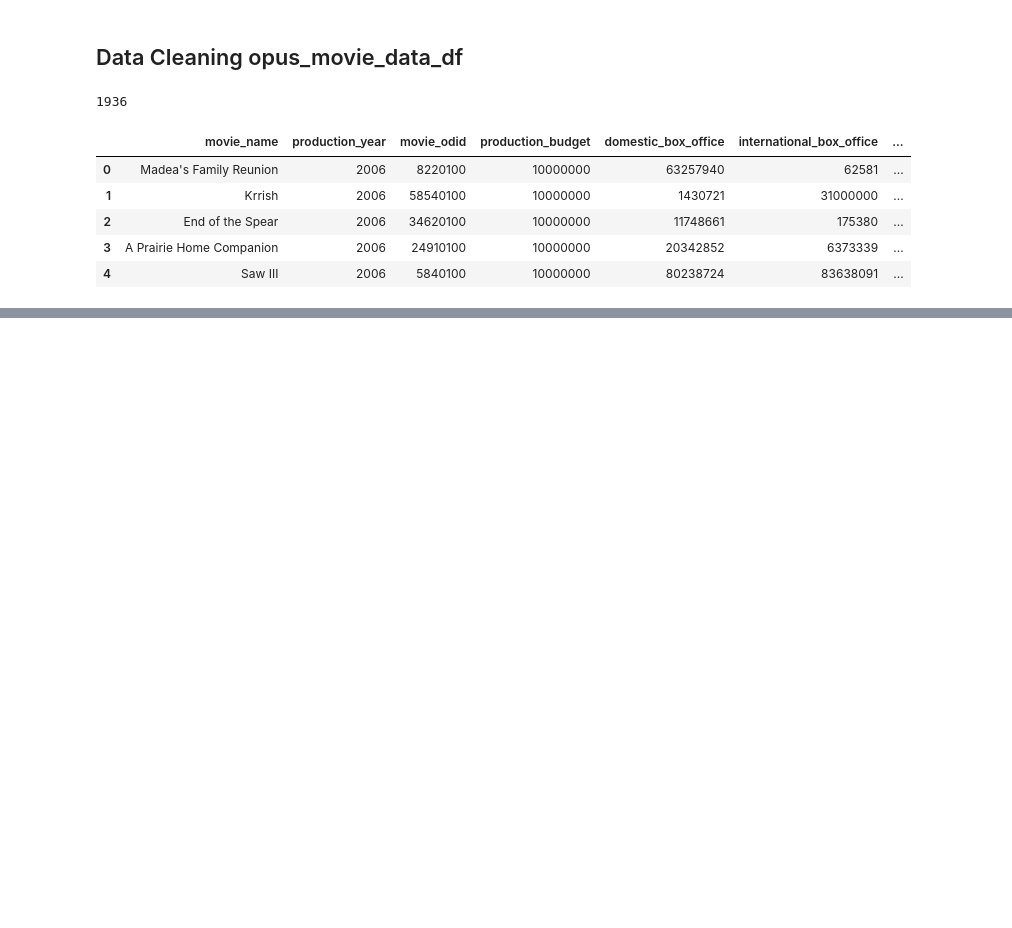
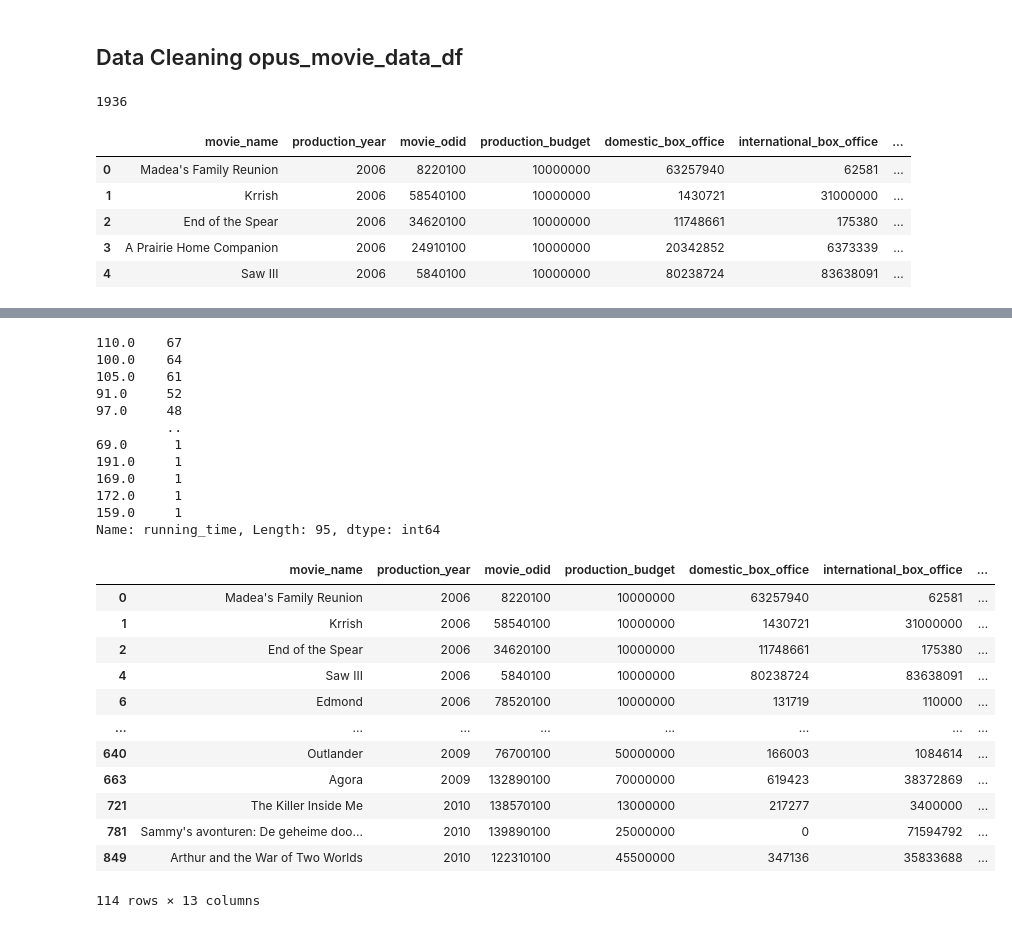
Before and after one commit to melodygr/microsoft_movie_analysis, a Jupyter notebook: Box_Office_Trends.ipynb, the cells around one changed output, grey strips where cells are left out. Drawn from its saved outputs; the diff is of its cells as text; code cells hidden in the pictures; blank space fills up the shorter version.

Commit message:
completed data cleaning

```diff
--- a/Box_Office_Trends.ipynb
+++ b/Box_Office_Trends.ipynb
@@ -42,0 +64,3 @@ Name: production_year, dtype: int64
+# %%
+opus_movie_data_df.rating.fillna('Unknown', inplace=True)
+opus_movie_data_df.info()
@@ -42,0 +86,8 @@ Name: production_year, dtype: int64
+# %%
+# Although I am not planning on using creative_type, source, production method or genre, lets replace those nulls too.
+
+opus_movie_data_df.creative_type.fillna('Unknown', inplace=True)
+opus_movie_data_df.source.fillna('Unknown', inplace=True)
+opus_movie_data_df.production_method.fillna('Unknown', inplace=True)
+opus_movie_data_df.genre.fillna('Unknown', inplace=True)
+opus_movie_data_df.info()
@@ -42,0 +124,3 @@ Name: production_year, dtype: int64
+# %%
+opus_movie_data_df.sequel.fillna(0.0, inplace=True)
+opus_movie_data_df.info()
@@ -42,0 +146,30 @@ Name: production_year, dtype: int64
+# %%
+# 114 records without a running time.  I don't plan to use it so I will leave it rather than put in an arbitrary value.
+print(opus_movie_data_df.running_time.value_counts())
+opus_movie_data_df[opus_movie_data_df.running_time.isna()]
+# %% [output]
+110.0    67
+100.0    64
+105.0    61
+91.0     52
+97.0     48
+         ..
+69.0      1
+191.0     1
+169.0     1
+172.0     1
+159.0     1
+Name: running_time, Length: 95, dtype: int64
+|  | movie_name | production_year | movie_odid | production_budget | domestic_box_office | international_box_office | ... |
+| 0 | Madea's Family Reunion | 2006 | 8220100 | 10000000 | 63257940 | 62581 | ... |
+| 1 | Krrish | 2006 | 58540100 | 10000000 | 1430721 | 31000000 | ... |
+| 2 | End of the Spear | 2006 | 34620100 | 10000000 | 11748661 | 175380 | ... |
+| 4 | Saw III | 2006 | 5840100 | 10000000 | 80238724 | 83638091 | ... |
+| 6 | Edmond | 2006 | 78520100 | 10000000 | 131719 | 110000 | ... |
+| ... | ... | ... | ... | ... | ... | ... | ... |
+| 640 | Outlander | 2009 | 76700100 | 50000000 | 166003 | 1084614 | ... |
+| 663 | Agora | 2009 | 132890100 | 70000000 | 619423 | 38372869 | ... |
+| 721 | The Killer Inside Me | 2010 | 138570100 | 13000000 | 217277 | 3400000 | ... |
+| 781 | Sammy's avonturen: De geheime doo... | 2010 | 139890100 | 25000000 | 0 | 71594792 | ... |
+| 849 | Arthur and the War of Two Worlds | 2010 | 122310100 | 45500000 | 347136 | 35833688 | ... |
+114 rows × 13 columns
```
Also changed, not shown: parts of 14 cells of this notebook, 3 other files.
